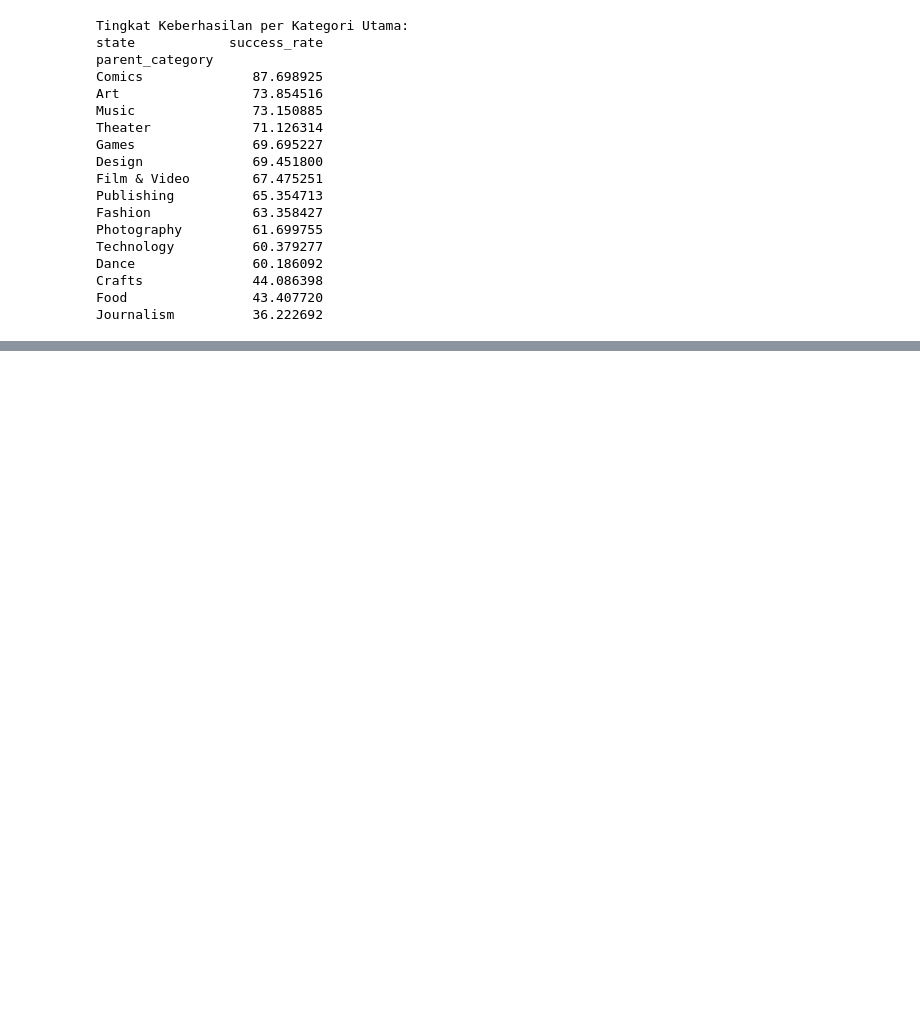
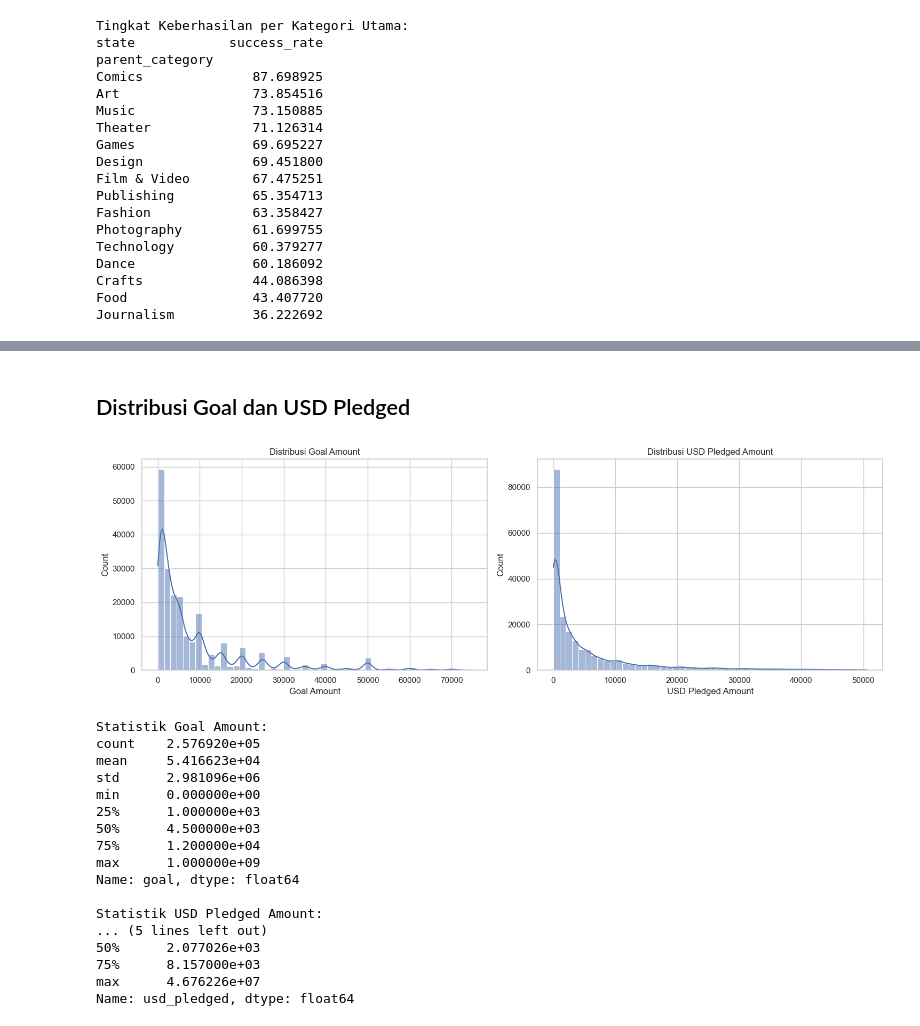
Before and after one commit to hasbiazif/kickstarter, a Jupyter notebook: notebooks/01_EDA.ipynb, the cells around one changed output, grey strips where cells are left out. Drawn from its saved outputs; the diff is of its cells as text; code cells hidden in the pictures; blank space fills up the shorter version.

```diff
--- a/notebooks/01_EDA.ipynb
+++ b/notebooks/01_EDA.ipynb
@@ -150,0 +186,46 @@ plt.show()
+# %% [markdown]
+## Distribusi Goal dan USD Pledged
+# %%
+# Filter data untuk visualisasi yang lebih baik
+# Gunakan kolom 'goal' dan 'usd_pledged' yang tersedia
+df_clean = df[(df['goal'] < df['goal'].quantile(0.95)) &
+              (df['usd_pledged'] < df['usd_pledged'].quantile(0.95))]
+
+# Plot distribusi
+fig, axes = plt.subplots(1, 2, figsize=(15, 5))
+
+sns.histplot(df_clean['goal'], bins=50, kde=True, ax=axes[0])
+axes[0].set_title('Distribusi Goal Amount')
+axes[0].set_xlabel('Goal Amount')
+
+sns.histplot(df_clean['usd_pledged'], bins=50, kde=True, ax=axes[1])
+axes[1].set_title('Distribusi USD Pledged Amount')
+axes[1].set_xlabel('USD Pledged Amount')
+
+plt.tight_layout()
+plt.show()
+
+# Statistik deskriptif
+print("\nStatistik Goal Amount:")
+print(df['goal'].describe())
+print("\nStatistik USD Pledged Amount:")
+print(df['usd_pledged'].describe())
+# %% [output]
+[figure, added]
+Statistik Goal Amount:
+count    2.576920e+05
+mean     5.416623e+04
+std      2.981096e+06
+min      0.000000e+00
+25%      1.000000e+03
+50%      4.500000e+03
+75%      1.200000e+04
+max      1.000000e+09
+Name: goal, dtype: float64
+
+Statistik USD Pledged Amount:
+... (5 lines left out)
+50%      2.077026e+03
+75%      8.157000e+03
+max      4.676226e+07
+Name: usd_pledged, dtype: float64
```
Also changed, not shown: parts of 2 cells of this notebook.
